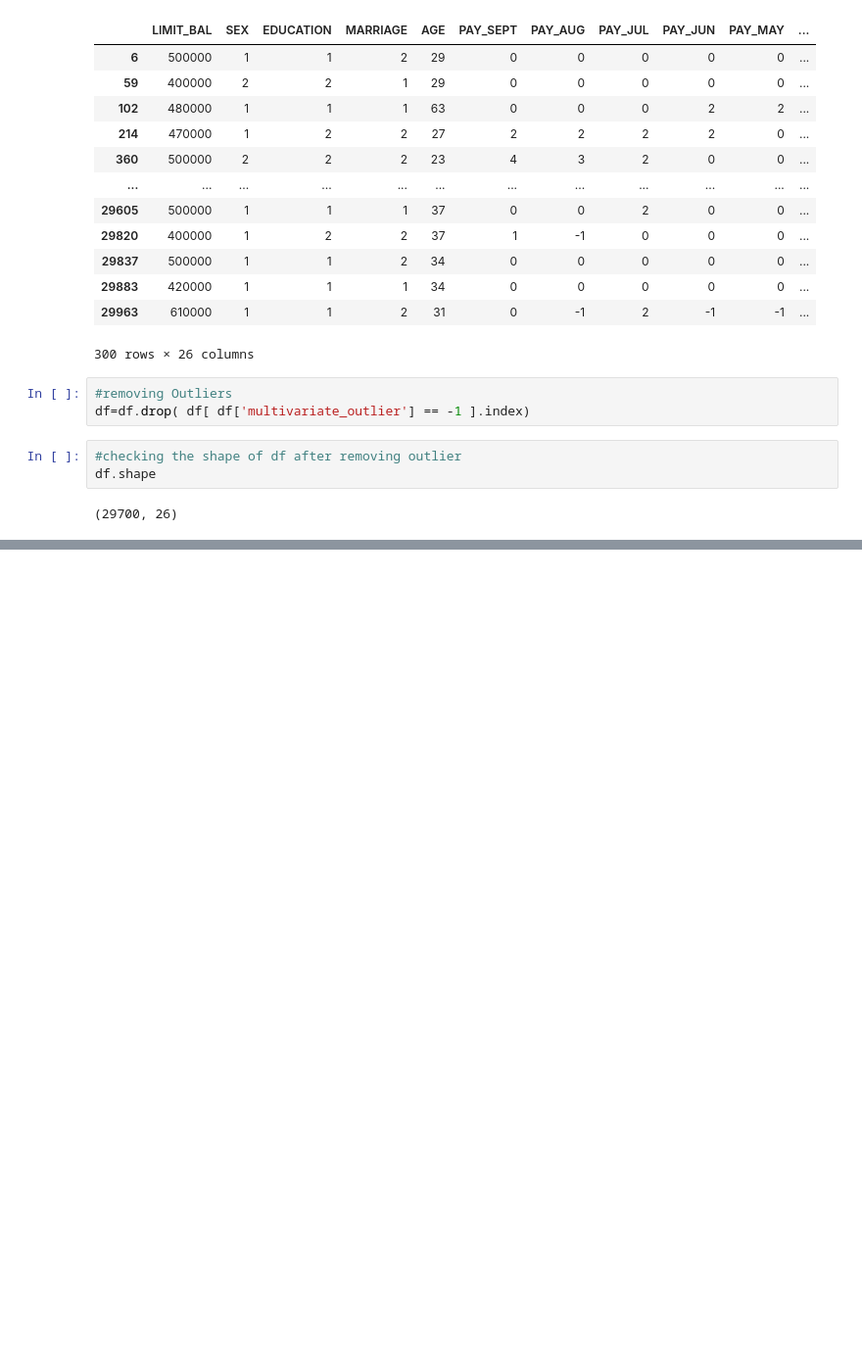
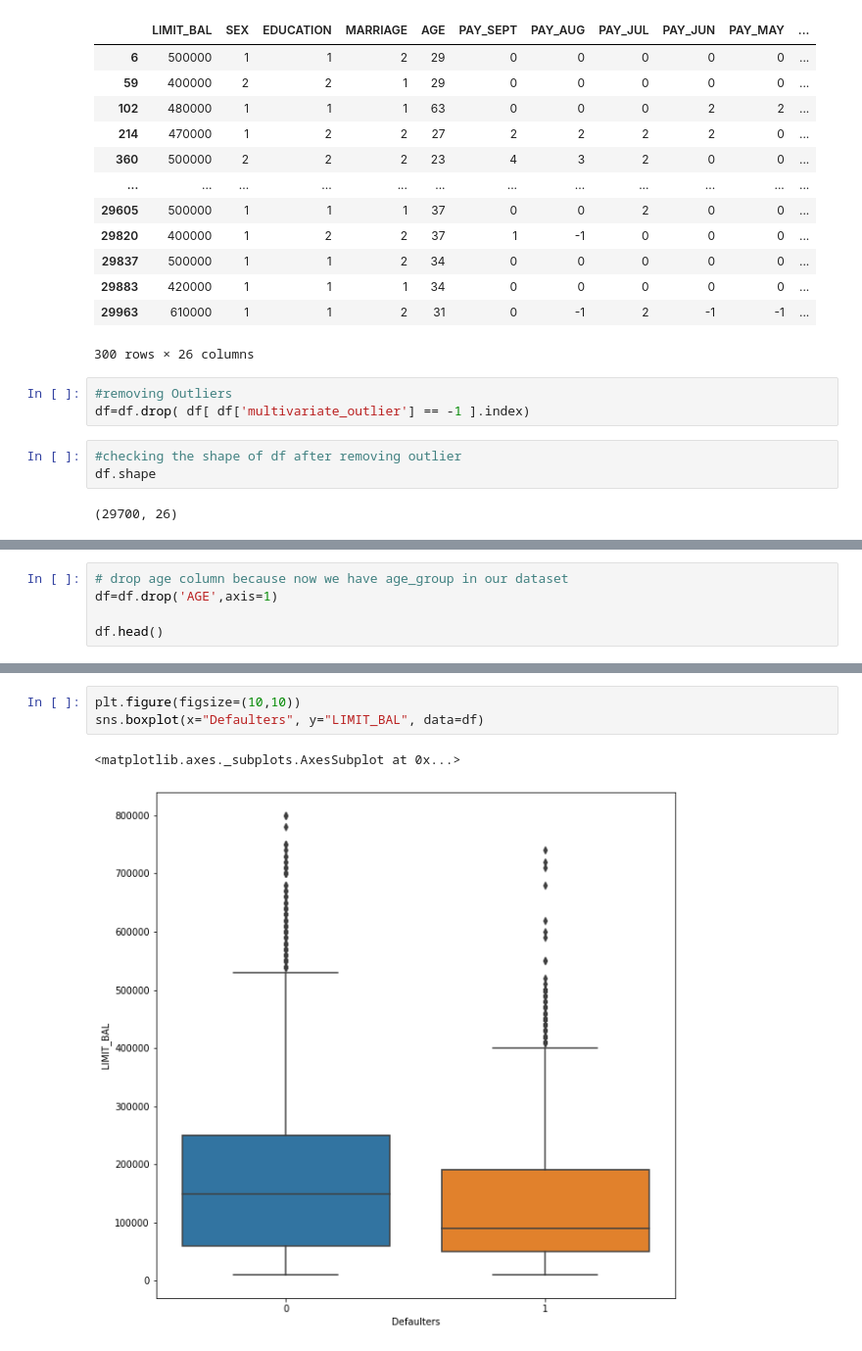
Before and after one commit to Sivaramaguhan/Credit-card-default-prediction, a Jupyter notebook: Guhan_Credit_Card_Default_Prediction_Capstone_Project.ipynb, the cells around one changed output, grey strips where cells are left out. Shown: that part at 98% size. Saved outputs shown, nothing was run; the diff lists cells and outputs as text; blank space fills up the shorter version.

```diff
--- a/Guhan_Credit_Card_Default_Prediction_Capstone_Project.ipynb
+++ b/Guhan_Credit_Card_Default_Prediction_Capstone_Project.ipynb
@@ -275,0 +515,5 @@ df.shape
+# %%
+# drop age column because now we have age_group in our dataset
+df=df.drop('AGE',axis=1)
+
+df.head()
@@ -275,0 +566,6 @@ df.shape
+# %%
+plt.figure(figsize=(10,10))
+sns.boxplot(x="Defaulters", y="LIMIT_BAL", data=df)
+# %% [output]
+<matplotlib.axes._subplots.AxesSubplot at 0x...>
+[figure, added]
```
Also changed, not shown: parts of 30 cells of this notebook.
